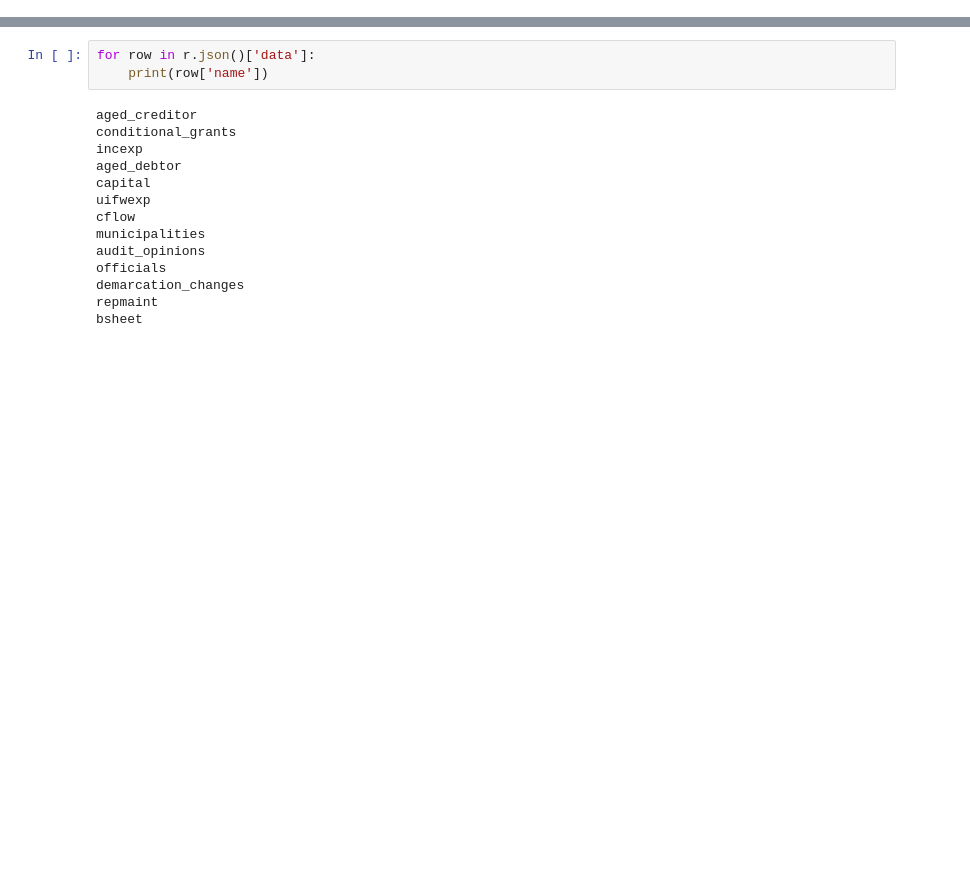
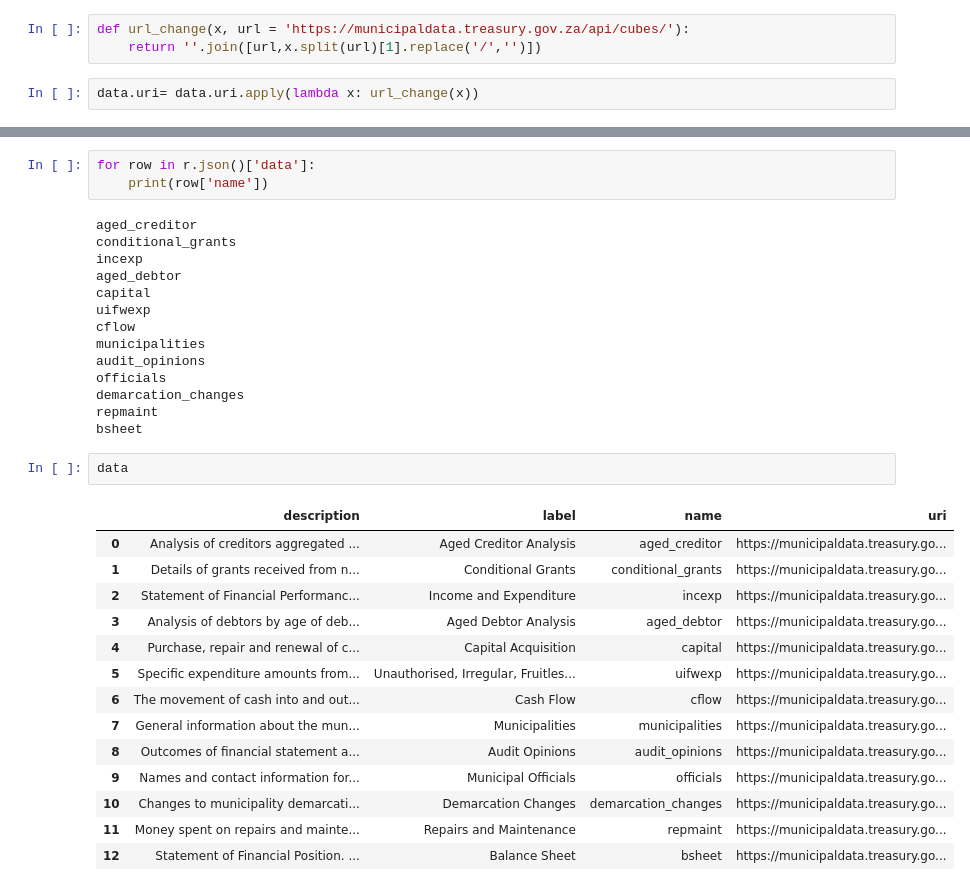
Before and after one commit to datawizzards-za/ntbhack, a Jupyter notebook: notebooks/11-02-2018-municipal-money.ipynb, the cells around one changed output, grey strips where cells are left out. Saved outputs shown, nothing was run; the diff lists cells and outputs as text; blank space fills up the shorter version.

```diff
--- a/notebooks/11-02-2018-municipal-money.ipynb
+++ b/notebooks/11-02-2018-municipal-money.ipynb
@@ -14,2 +31,7 @@ data = pd.DataFrame(cubes['data'])
 # %%
 aged = requests.get(data.uri[0])
+# %%
+def url_change(x, url = 'https://municipaldata.treasury.gov.za/api/cubes/'):
+    return ''.join([url,x.split(url)[1].replace('/','')])
+# %%
+data.uri= data.uri.apply(lambda x: url_change(x))
@@ -34,3 +83,20 @@ officials
 demarcation_changes
 repmaint
 bsheet
+# %%
+data
+# %% [output]
+|  | description | label | name | uri |
+| 0 | Analysis of creditors aggregated ... | Aged Creditor Analysis | aged_creditor | https://municipaldata.treasury.go... |
+| 1 | Details of grants received from n... | Conditional Grants | conditional_grants | https://municipaldata.treasury.go... |
+| 2 | Statement of Financial Performanc... | Income and Expenditure | incexp | https://municipaldata.treasury.go... |
+| 3 | Analysis of debtors by age of deb... | Aged Debtor Analysis | aged_debtor | https://municipaldata.treasury.go... |
+| 4 | Purchase, repair and renewal of c... | Capital Acquisition | capital | https://municipaldata.treasury.go... |
+| 5 | Specific expenditure amounts from... | Unauthorised, Irregular, Fruitles... | uifwexp | https://municipaldata.treasury.go... |
+| 6 | The movement of cash into and out... | Cash Flow | cflow | https://municipaldata.treasury.go... |
+| 7 | General information about the mun... | Municipalities | municipalities | https://municipaldata.treasury.go... |
+| 8 | Outcomes of financial statement a... | Audit Opinions | audit_opinions | https://municipaldata.treasury.go... |
+| 9 | Names and contact information for... | Municipal Officials | officials | https://municipaldata.treasury.go... |
+| 10 | Changes to municipality demarcati... | Demarcation Changes | demarcation_changes | https://municipaldata.treasury.go... |
+| 11 | Money spent on repairs and mainte... | Repairs and Maintenance | repmaint | https://municipaldata.treasury.go... |
+| 12 | Statement of Financial Position. ... | Balance Sheet | bsheet | https://municipaldata.treasury.go... |
```
Also changed, not shown: parts of 6 cells of this notebook.
